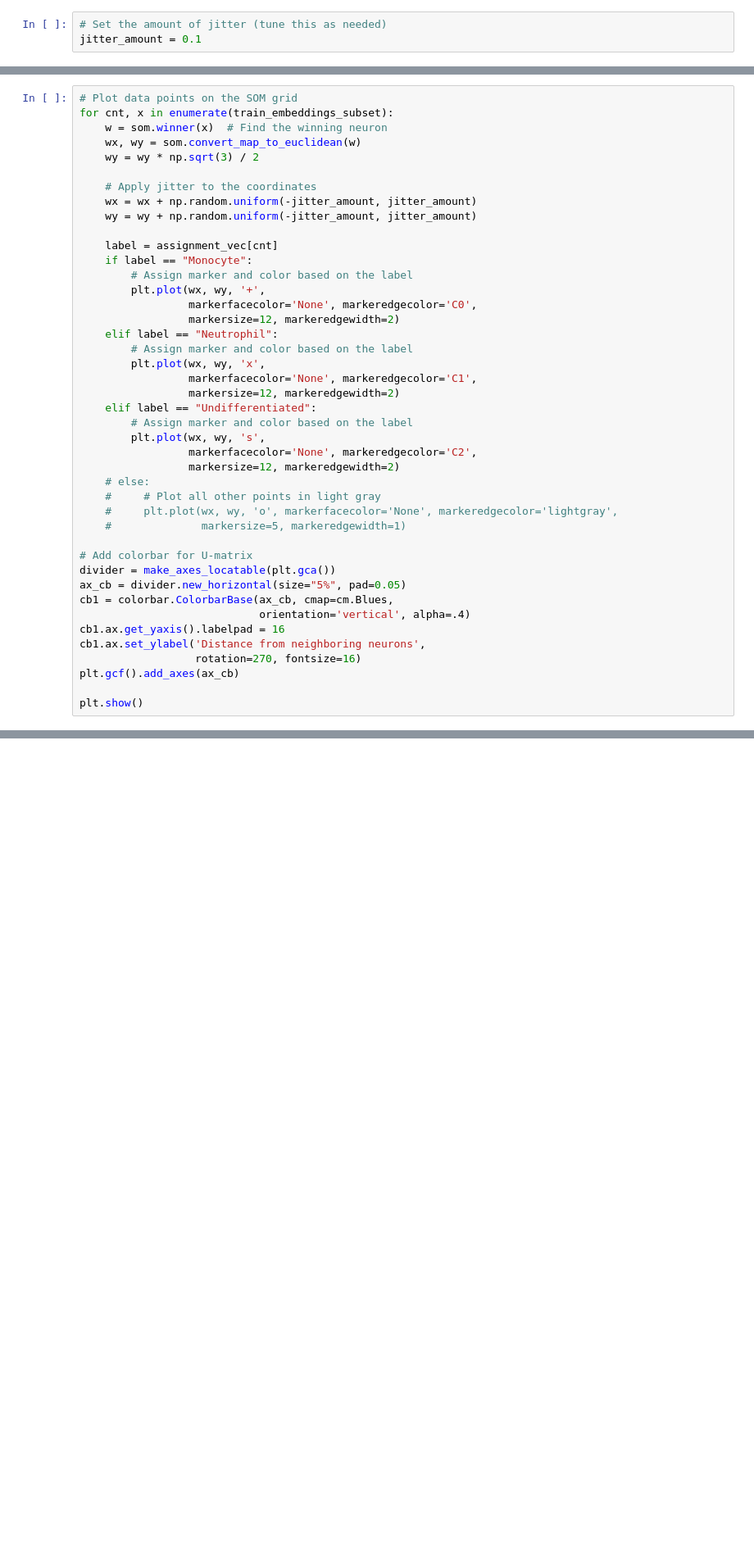
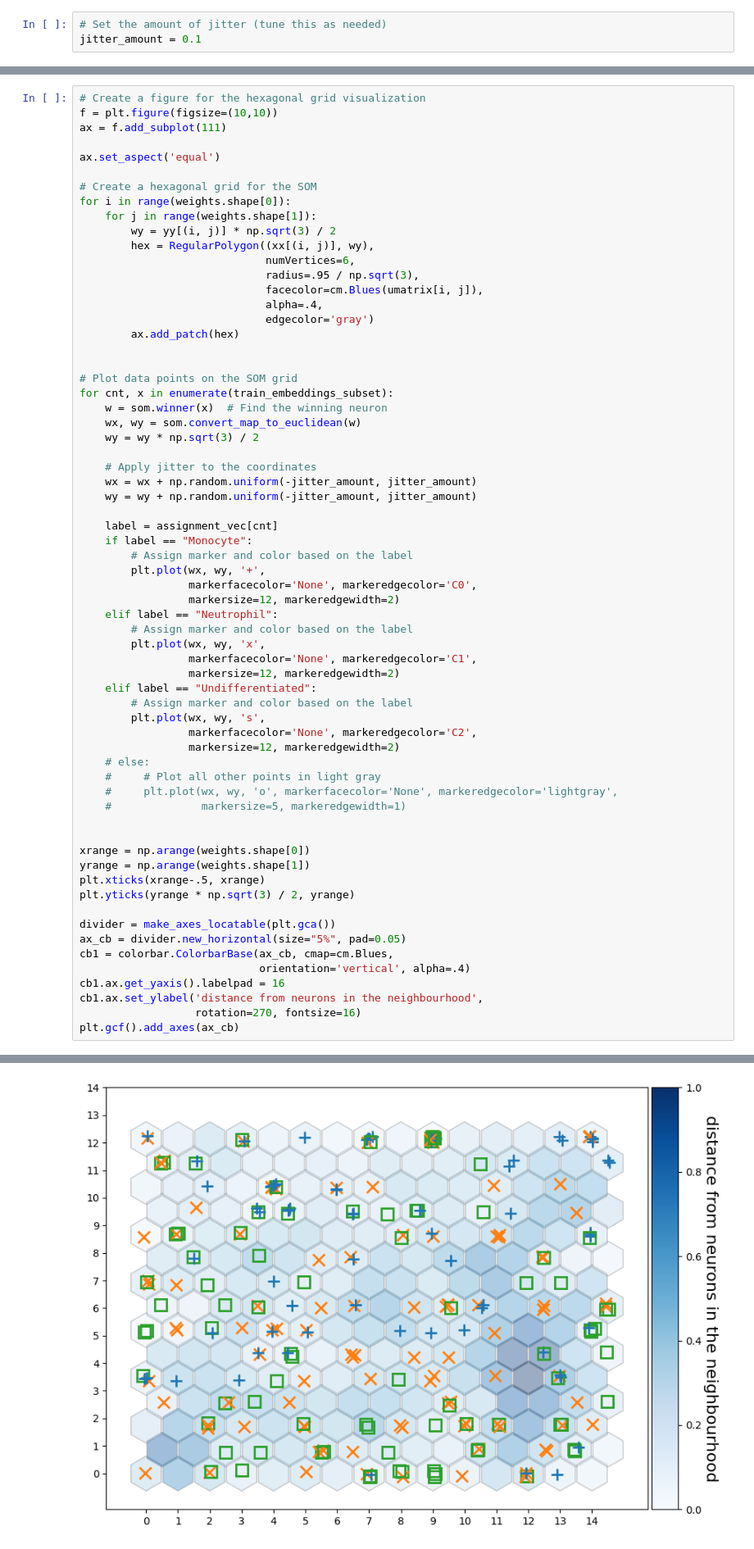
Before and after one commit to SZ-yang/SCSeq_LineageBarcoding, a Jupyter notebook: kevin/Writeup6_SOM/Writeup6_LARRY_SOM.ipynb, the cells around one changed output, grey strips where cells are left out. Shown: that part at 82% size. Drawn from its saved outputs; the diff is of its cells as text; blank space fills up the shorter version.

```diff
--- a/kevin/Writeup6_SOM/Writeup6_LARRY_SOM.ipynb
+++ b/kevin/Writeup6_SOM/Writeup6_LARRY_SOM.ipynb
@@ -275,6 +275,25 @@ plt.gcf().add_axes(ax_cb)
 <Axes: ylabel='distance from neurons in the neighbourhood'>
 [figure]
 # %%
+# Create a figure for the hexagonal grid visualization
+f = plt.figure(figsize=(10,10))
+ax = f.add_subplot(111)
+
+ax.set_aspect('equal')
+
+# Create a hexagonal grid for the SOM
+for i in range(weights.shape[0]):
+    for j in range(weights.shape[1]):
+        wy = yy[(i, j)] * np.sqrt(3) / 2
+        hex = RegularPolygon((xx[(i, j)], wy),
+                             numVertices=6,
+                             radius=.95 / np.sqrt(3),
+                             facecolor=cm.Blues(umatrix[i, j]),
+                             alpha=.4,
+                             edgecolor='gray')
+        ax.add_patch(hex)
+
+
 # Plot data points on the SOM grid
 for cnt, x in enumerate(train_embeddings_subset):
     w = som.winner(x)  # Find the winning neuron
@@ -306,14 +325,18 @@ for cnt, x in enumerate(train_embeddings_subset):
     #     plt.plot(wx, wy, 'o', markerfacecolor='None', markeredgecolor='lightgray',
     #              markersize=5, markeredgewidth=1)
 
-# Add colorbar for U-matrix
+
+xrange = np.arange(weights.shape[0])
+yrange = np.arange(weights.shape[1])
+plt.xticks(xrange-.5, xrange)
+plt.yticks(yrange * np.sqrt(3) / 2, yrange)
+
 divider = make_axes_locatable(plt.gca())
 ax_cb = divider.new_horizontal(size="5%", pad=0.05)
 cb1 = colorbar.ColorbarBase(ax_cb, cmap=cm.Blues,
                             orientation='vertical', alpha=.4)
 cb1.ax.get_yaxis().labelpad = 16
-cb1.ax.set_ylabel('Distance from neighboring neurons',
+cb1.ax.set_ylabel('distance from neurons in the neighbourhood',
                   rotation=270, fontsize=16)
 plt.gcf().add_axes(ax_cb)
-
-plt.show()
+# %% [output]
@@ -320,3 +344,4 @@ plt.show()
+[figure, added]
 # %%
 # Create a figure for the hexagonal grid visualization
 fig, ax = plt.subplots(figsize=(10, 10))
```
Also changed, not shown: parts of 1 cell of this notebook, 1 other file.
